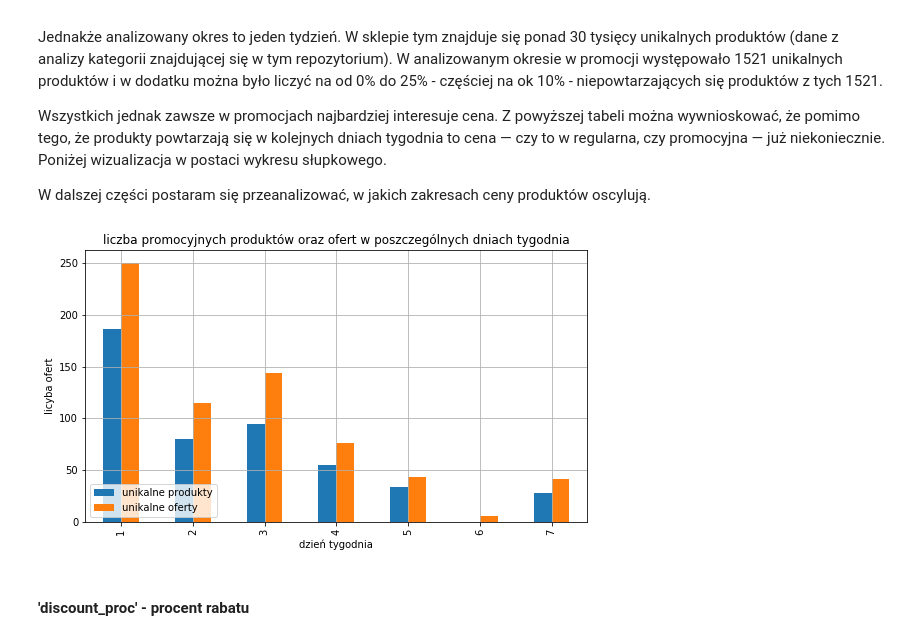
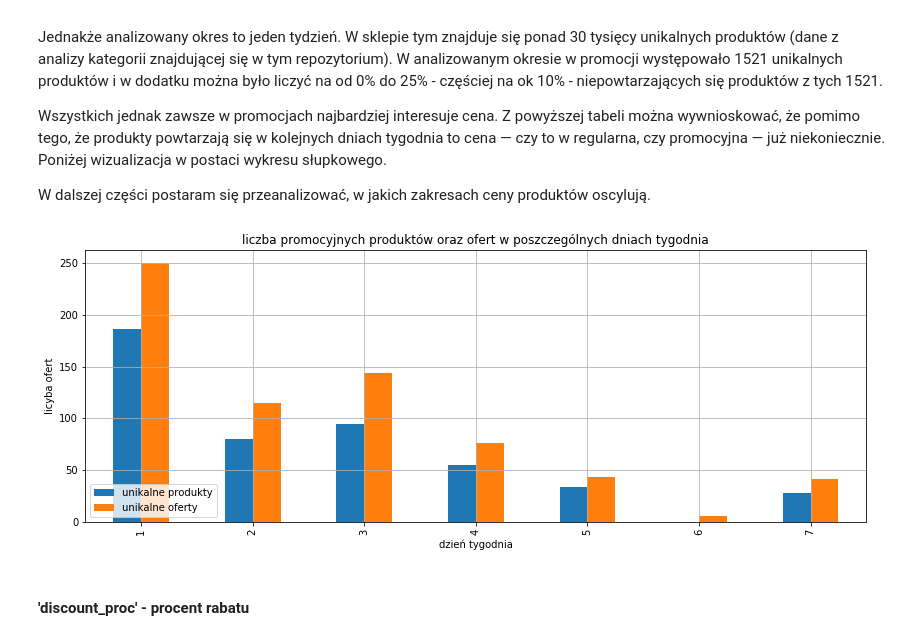
Before and after one commit to grzegorzpokorski/nocna-promocja-euro.com.pl, a Jupyter notebook: data_analysis.ipynb, the cells around one changed output. Cells and saved outputs as stored; diff of their text form; code cells hidden in the pictures.

```diff
--- a/data_analysis.ipynb
+++ b/data_analysis.ipynb
@@ -361,18 +361,18 @@ Wszystkich jednak zawsze w promocjach najbardziej interesuje cena. Z powyższej
     </p><p>W dalszej części postaram się przeanalizować, w jakich zakresach ceny produktów oscylują.
     </p>
 # %%
-unique[['unique_products_qty','unique_offers_qty']].plot(kind='bar', figsize=(9,5))
+unique[['unique_products_qty','unique_offers_qty']].plot(kind='bar', figsize=(14,5))
 # ax = plt.subplot(111)
 # ax.bar(unique.index.values, unique.unique_products_qty.values, label='liczba unikalnych produktów')
 # ax.bar(unique.index.values, unique.unique_offers_qty.values, label='liczba unikalnych ofert')
 plt.title('liczba promocyjnych produktów oraz ofert w poszczególnych dniach tygodnia')
 plt.xlabel('dzień tygodnia')
 plt.ylabel('licyba ofert')
 plt.legend(['unikalne produkty', 'unikalne oferty'], loc='lower left')
 plt.grid()
 plt.show()
 # %% [output]
-[figure, old version]
+[figure, new version]
 # %% [markdown]
 #### 'discount_proc' - procent rabatu
 # %% [markdown]
```
Also changed, not shown: parts of 25 cells of this notebook.
